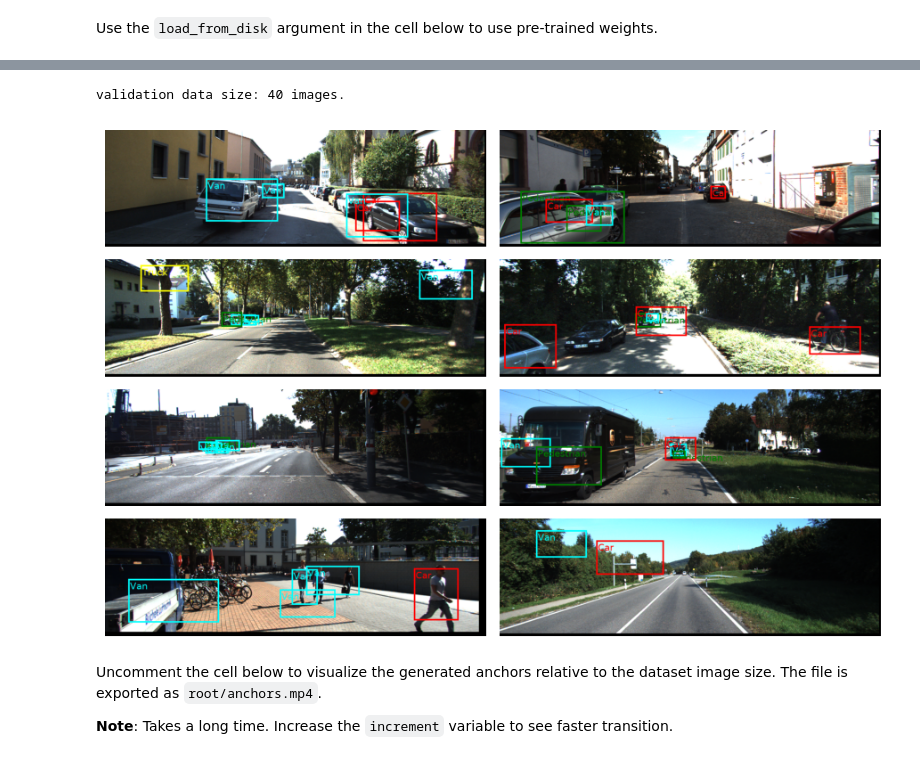
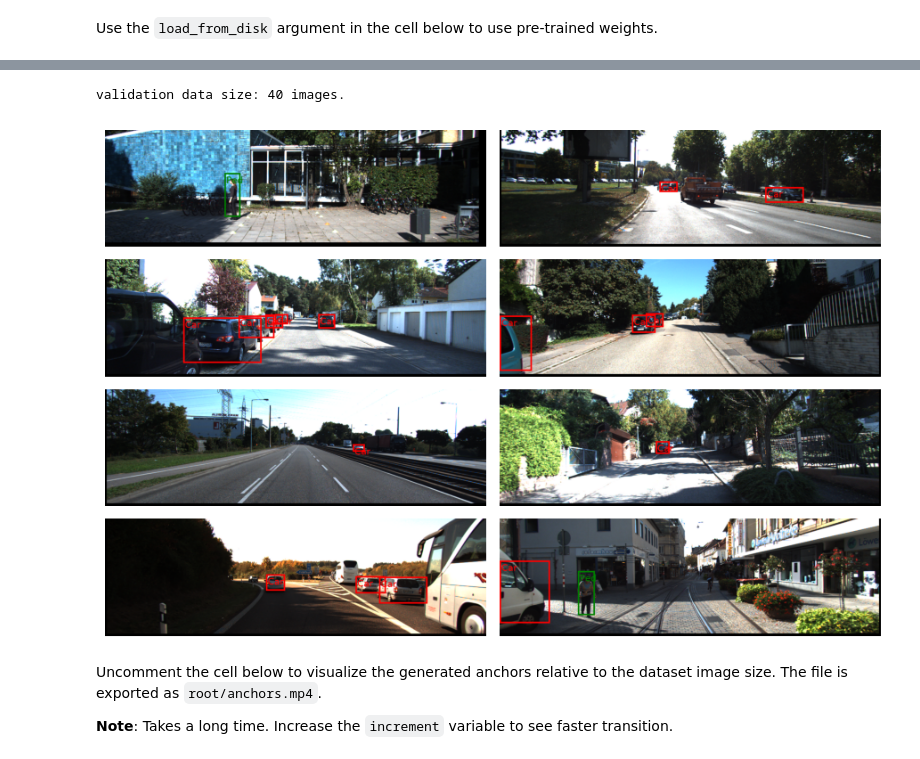
Before and after one commit to ShuvoNewaz/2D-Object-Detection-KITTI, a Jupyter notebook: notebook.ipynb, the cells around one changed output, grey strips where cells are left out. Cells and saved outputs as stored; diff of their text form; code cells hidden in the pictures.

Commit message:
Bounding boxes fixed. MAP still not increasing.

```diff
--- a/notebook.ipynb
+++ b/notebook.ipynb
@@ -26,7 +27,7 @@ device = torch.device("cuda" if torch.cuda.is_available() else "cpu")
 # %% [markdown]
 Use the first argument of the `model` in the cell below to change the number of classes for analysis. Accepts 3 (car, pedestrian, cyclist) or 8 (all labels).
 # %%
-model = resnet152(8, True)
-optimizer_config = {"optimizer_type": "sgd", "lr": 1e-5, "weight_decay": 1e-4}
+model = resnet152(3, True)
+optimizer_config = {"optimizer_type": "adamw", "lr": 1e-5, "weight_decay": 3e-5}
 optimizer = get_optimizer(model, optimizer_config)
 # %% [output]
@@ -58,27 +66,31 @@ validation data size: 40 images.
 # %%
 test_dataset = ImageLoader("dataset", "validation", model.num_classes, get_test_transforms())
 test_loader = DataLoader(test_dataset, batch_size=8, shuffle=True, collate_fn=kitti_collate_fn)
 checkpoint = torch.load(os.path.join("saved_models", "checkpoint.pt"))
 model.load_state_dict(checkpoint["model_state_dict"])
 model = model.to(device)
 model.eval()
 
 plt.figure(figsize=(9, 6))
 
 for image, boxes_labels in test_loader:
     boxes = boxes_labels[:, :, :4]
     ground_truth_labels = boxes_labels[:, :, 4]
     for batch_item in range(len(image)):
-        boxedImage = predict(image[batch_item], model, device, boxes_to_view=5)
+        boxedImage = predict(image[batch_item], model, device)
         plt.subplot(4, 2, batch_item + 1)
         plt.imshow(boxedImage)
         plt.axis("off")
     break
 plt.tight_layout()
 plt.show()
+
+model = model.cpu()
+gc.collect()
+torch.cuda.empty_cache()
 # %% [output]
 validation data size: 40 images.
-[figure, old version]
+[figure, new version]
 # %% [markdown]
 Uncomment the cell below to visualize the generated anchors relative to the dataset image size. The file is exported as `root/anchors.mp4`.
 
```
Also changed, not shown: parts of 6 cells of this notebook, 13 other files.
